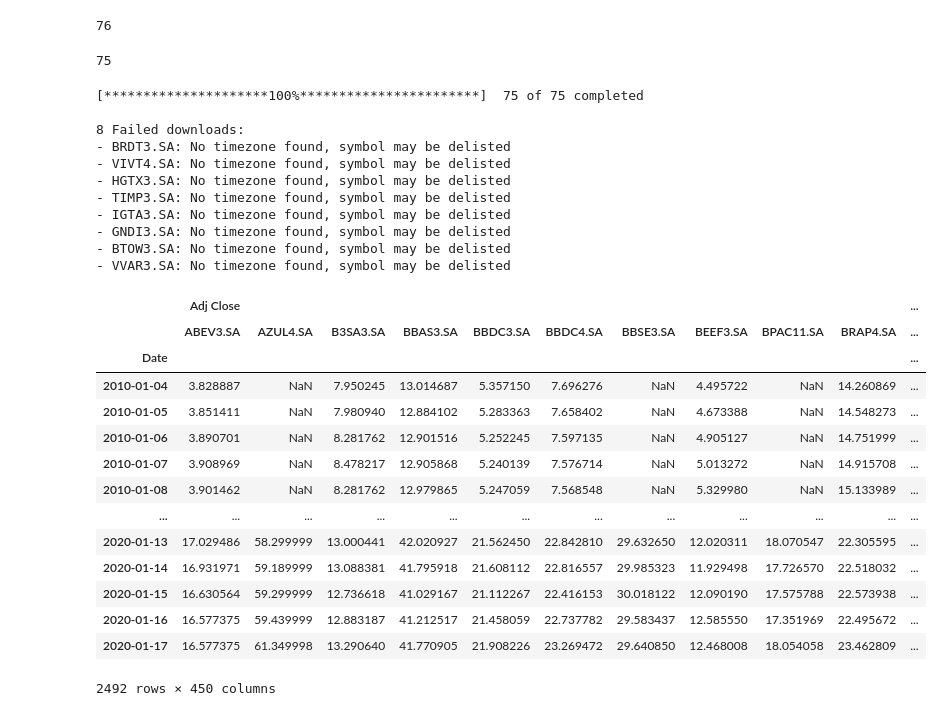
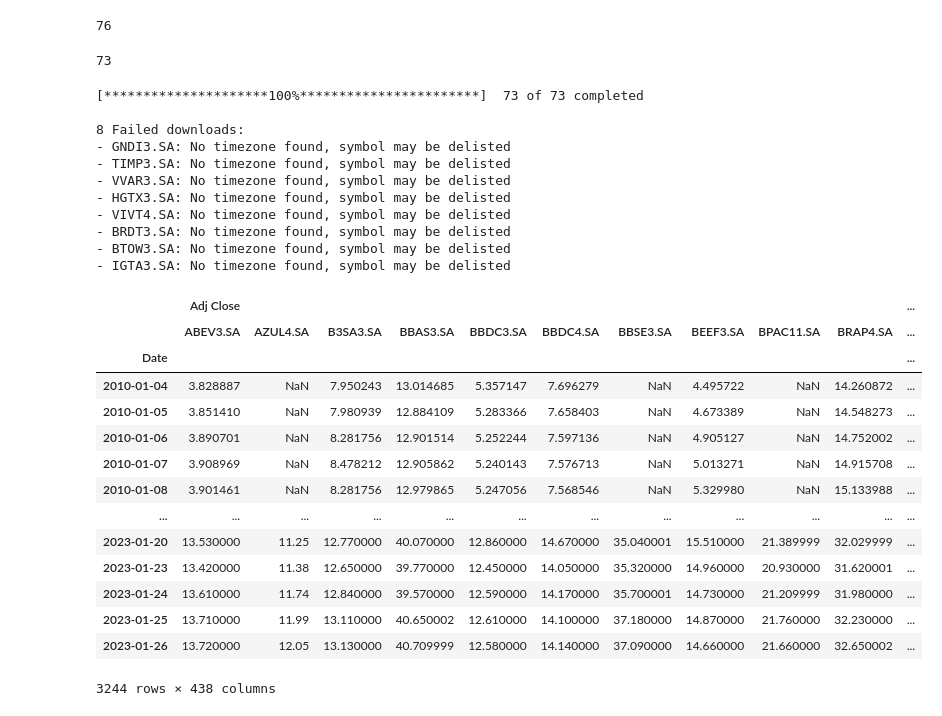
Before and after one commit to RochaErik/Project-Ibovespa-Analysis-Trading-Strategies, a Jupyter notebook: 1 - IbovespaStocksDataCollection.ipynb, the cells around one changed output. Cells and saved outputs as stored; diff of their text form; code cells hidden in the pictures.

```diff
--- a/IbovespaStocksDataCollection.ipynb
+++ b/1 - IbovespaStocksDataCollection.ipynb
@@ -172,37 +167,43 @@ tickers.remove('LAME4.SA')
+# %%
+# 'LAME4.SA' ('Americanas'), 'BRML3.SA' ('BR Malls'), 'SULA11.SA' (Sulamericana)  were withdrawn from Ibovespa.
+
+tickers.remove('LAME4.SA')
+tickers.remove('BRML3.SA')
+tickers.remove('SULA11.SA')
 # %%
 len(tickers)
 # %% [output]
-75
+73
 # %%
-prices = yf.download(tickers, start='2010-01-01', end='2020-01-20')
+prices = yf.download(tickers, start='2010-01-01', end='2023-01-27')
 prices
 # %% [output]
-[*********************100%***********************]  75 of 75 completed
+[*********************100%***********************]  73 of 73 completed
 
 8 Failed downloads:
+- GNDI3.SA: No timezone found, symbol may be delisted
+- TIMP3.SA: No timezone found, symbol may be delisted
+- VVAR3.SA: No timezone found, symbol may be delisted
+- HGTX3.SA: No timezone found, symbol may be delisted
+- VIVT4.SA: No timezone found, symbol may be delisted
 - BRDT3.SA: No timezone found, symbol may be delisted
-- VIVT4.SA: No timezone found, symbol may be delisted
-- HGTX3.SA: No timezone found, symbol may be delisted
-- TIMP3.SA: No timezone found, symbol may be delisted
+- BTOW3.SA: No timezone found, symbol may be delisted
 - IGTA3.SA: No timezone found, symbol may be delisted
-- GNDI3.SA: No timezone found, symbol may be delisted
-- BTOW3.SA: No timezone found, symbol may be delisted
-- VVAR3.SA: No timezone found, symbol may be delisted
 |  | Adj Close |  |  |  |  |  |  |  |  |  | ... |
 |  | ABEV3.SA | AZUL4.SA | B3SA3.SA | BBAS3.SA | BBDC3.SA | BBDC4.SA | BBSE3.SA | BEEF3.SA | BPAC11.SA | BRAP4.SA | ... |
 | Date |  |  |  |  |  |  |  |  |  |  | ... |
-| 2010-01-04 | 3.828887 | NaN | 7.950245 | 13.014687 | 5.357150 | 7.696276 | NaN | 4.495722 | NaN | 14.260869 | ... |
-| 2010-01-05 | 3.851411 | NaN | 7.980940 | 12.884102 | 5.283363 | 7.658402 | NaN | 4.673388 | NaN | 14.548273 | ... |
-| 2010-01-06 | 3.890701 | NaN | 8.281762 | 12.901516 | 5.252245 | 7.597135 | NaN | 4.905127 | NaN | 14.751999 | ... |
-| 2010-01-07 | 3.908969 | NaN | 8.478217 | 12.905868 | 5.240139 | 7.576714 | NaN | 5.013272 | NaN | 14.915708 | ... |
-| 2010-01-08 | 3.901462 | NaN | 8.281762 | 12.979865 | 5.247059 | 7.568548 | NaN | 5.329980 | NaN | 15.133989 | ... |
+| 2010-01-04 | 3.828887 | NaN | 7.950243 | 13.014685 | 5.357147 | 7.696279 | NaN | 4.495722 | NaN | 14.260872 | ... |
+| 2010-01-05 | 3.851410 | NaN | 7.980939 | 12.884109 | 5.283366 | 7.658403 | NaN | 4.673389 | NaN | 14.548273 | ... |
+| 2010-01-06 | 3.890701 | NaN | 8.281756 | 12.901514 | 5.252244 | 7.597136 | NaN | 4.905127 | NaN | 14.752002 | ... |
+| 2010-01-07 | 3.908969 | NaN | 8.478212 | 12.905862 | 5.240143 | 7.576713 | NaN | 5.013271 | NaN | 14.915708 | ... |
+| 2010-01-08 | 3.901461 | NaN | 8.281756 | 12.979865 | 5.247056 | 7.568546 | NaN | 5.329980 | NaN | 15.133988 | ... |
 | ... | ... | ... | ... | ... | ... | ... | ... | ... | ... | ... | ... |
-| 2020-01-13 | 17.029486 | 58.299999 | 13.000441 | 42.020927 | 21.562450 | 22.842810 | 29.632650 | 12.020311 | 18.070547 | 22.305595 | ... |
-| 2020-01-14 | 16.931971 | 59.189999 | 13.088381 | 41.795918 | 21.608112 | 22.816557 | 29.985323 | 11.929498 | 17.726570 | 22.518032 | ... |
-| 2020-01-15 | 16.630564 | 59.299999 | 12.736618 | 41.029167 | 21.112267 | 22.416153 | 30.018122 | 12.090190 | 17.575788 | 22.573938 | ... |
-| 2020-01-16 | 16.577375 | 59.439999 | 12.883187 | 41.212517 | 21.458059 | 22.737782 | 29.583437 | 12.585550 | 17.351969 | 22.495672 | ... |
-| 2020-01-17 | 16.577375 | 61.349998 | 13.290640 | 41.770905 | 21.908226 | 23.269472 | 29.640850 | 12.468008 | 18.054058 | 23.462809 | ... |
+| 2023-01-20 | 13.530000 | 11.25 | 12.770000 | 40.070000 | 12.860000 | 14.670000 | 35.040001 | 15.510000 | 21.389999 | 32.029999 | ... |
+| 2023-01-23 | 13.420000 | 11.38 | 12.650000 | 39.770000 | 12.450000 | 14.050000 | 35.320000 | 14.960000 | 20.930000 | 31.620001 | ... |
+| 2023-01-24 | 13.610000 | 11.74 | 12.840000 | 39.570000 | 12.590000 | 14.170000 | 35.700001 | 14.730000 | 21.209999 | 31.980000 | ... |
+| 2023-01-25 | 13.710000 | 11.99 | 13.110000 | 40.650002 | 12.610000 | 14.100000 | 37.180000 | 14.870000 | 21.760000 | 32.230000 | ... |
+| 2023-01-26 | 13.720000 | 12.05 | 13.130000 | 40.709999 | 12.580000 | 14.140000 | 37.090000 | 14.660000 | 21.660000 | 32.650002 | ... |
-2492 rows × 450 columns
+3244 rows × 438 columns
 # %%
 prices = prices.loc[:, 'Close'].copy()
 prices
```
Also changed, not shown: parts of 6 cells of this notebook, 4 other files.
